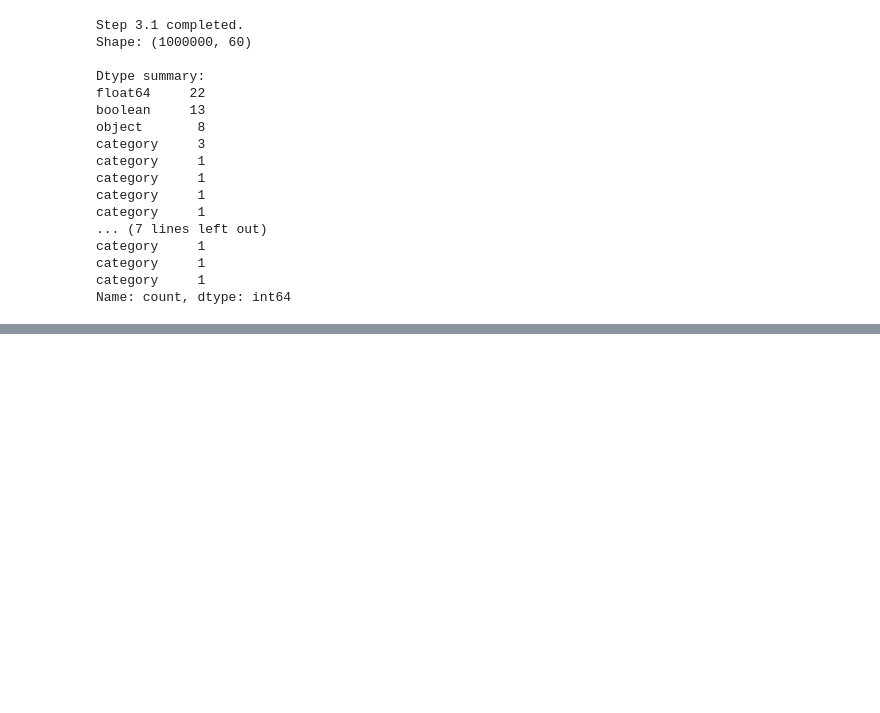
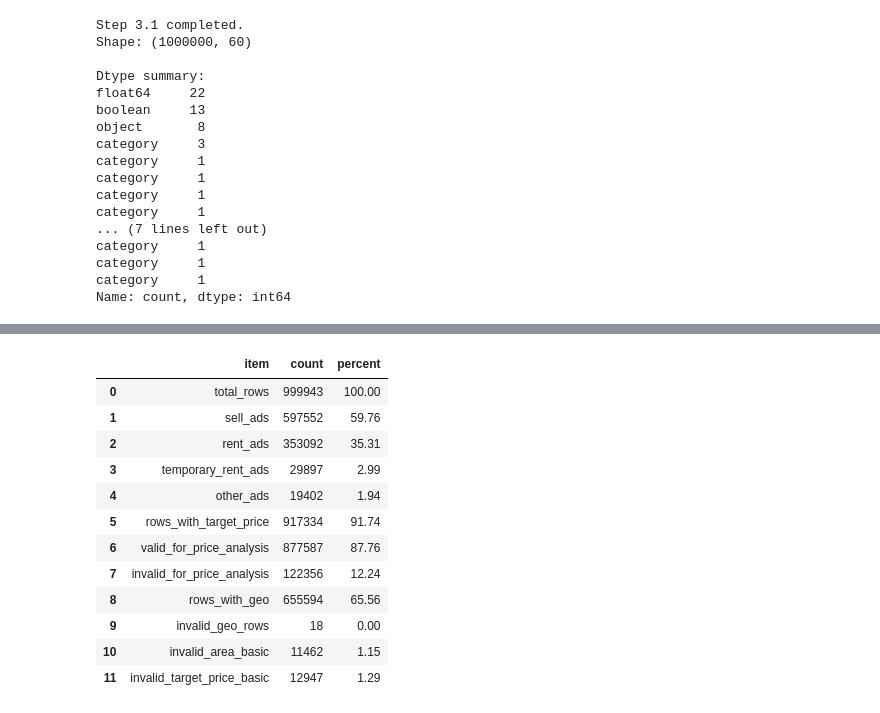
Before and after one commit to AliRaddman/divar-ml-project, a Jupyter notebook: notebooks/01_preprocessing.ipynb, the cells around one changed output, grey strips where cells are left out. Cells and saved outputs as stored; diff of their text form; code cells hidden in the pictures; blank space fills up the shorter version.

Commit message:
تکمیل نوت‌بوک preprocessing و ساخت خروجی نهایی

```diff
--- a/notebooks/01_preprocessing.ipynb
+++ b/notebooks/01_preprocessing.ipynb
@@ -440,0 +541,5 @@ df[[
+# %%
+df_pre_v2 = df_base_v2.copy(deep=False)
+
+print("Base shape:", df_base_v2.shape)
+print("Preprocessing v2 shape:", df_pre_v2.shape)
@@ -440,0 +858,51 @@ df[[
+# %%
+preprocessing_report_v2 = pd.DataFrame({
+    "item": [
+        "total_rows",
+        "sell_ads",
+        "rent_ads",
+        "temporary_rent_ads",
+        "other_ads",
+        "rows_with_target_price",
+        "valid_for_price_analysis",
+        "invalid_for_price_analysis",
+        "rows_with_geo",
+        "invalid_geo_rows",
+        "invalid_area_basic",
+        "invalid_target_price_basic"
+    ],
+    "count": [
+        len(df_pre_v2),
+        (df_pre_v2["transaction_type"] == "sell").sum(),
+        (df_pre_v2["transaction_type"] == "rent").sum(),
+        (df_pre_v2["transaction_type"] == "temporary_rent").sum(),
+        (df_pre_v2["transaction_type"] == "other").sum(),
+        df_pre_v2["target_price"].notna().sum(),
+        df_pre_v2["is_valid_for_price_analysis"].sum(),
+        (~df_pre_v2["is_valid_for_price_analysis"]).sum(),
+        df_pre_v2["has_geo"].sum(),
+        (df_pre_v2["is_valid_geo_basic"] == False).sum(),
+        (~df_pre_v2["is_valid_area_basic"]).sum(),
+        (~df_pre_v2["is_valid_target_price_basic"]).sum()
+    ]
+})
+
+preprocessing_report_v2["percent"] = (
+    preprocessing_report_v2["count"] / len(df_pre_v2) * 100
+).round(2)
+
+display(preprocessing_report_v2)
+# %% [output]
+|  | item | count | percent |
+| 0 | total_rows | 999943 | 100.00 |
+| 1 | sell_ads | 597552 | 59.76 |
+| 2 | rent_ads | 353092 | 35.31 |
+| 3 | temporary_rent_ads | 29897 | 2.99 |
+| 4 | other_ads | 19402 | 1.94 |
+| 5 | rows_with_target_price | 917334 | 91.74 |
+| 6 | valid_for_price_analysis | 877587 | 87.76 |
+| 7 | invalid_for_price_analysis | 122356 | 12.24 |
+| 8 | rows_with_geo | 655594 | 65.56 |
+| 9 | invalid_geo_rows | 18 | 0.00 |
+| 10 | invalid_area_basic | 11462 | 1.15 |
+| 11 | invalid_target_price_basic | 12947 | 1.29 |
```
Also changed, not shown: parts of 73 cells of this notebook.
